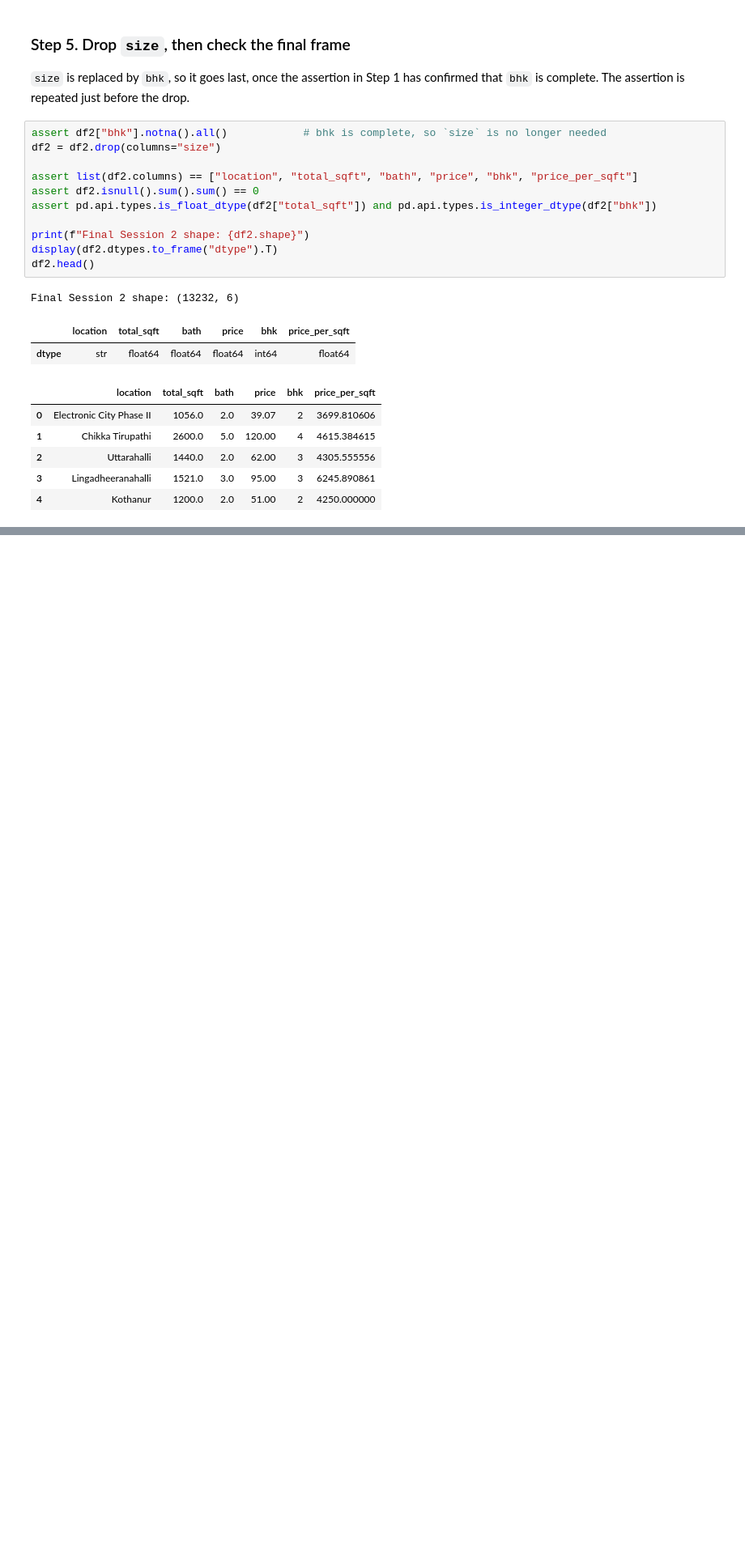
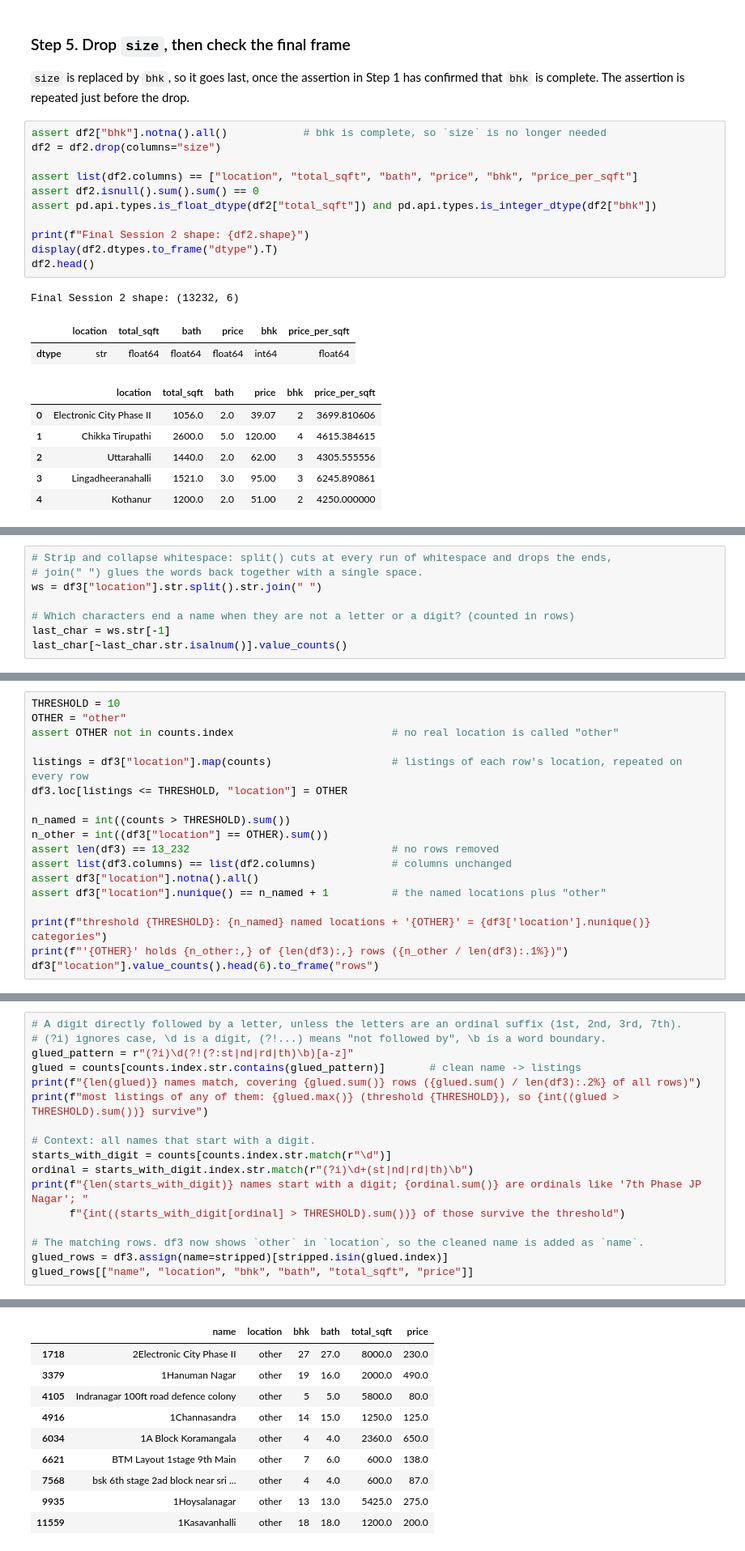
Before and after one commit to shivam-jund/bengaluru-house-price-prediction, a Jupyter notebook: model/price_prediction.ipynb, the cells around one changed output, grey strips where cells are left out. Shown at 81% size. Drawn from its saved outputs; the diff is of its cells as text; blank space fills up the shorter version.

Commit message:
Add location cleaning and dimensionality reduction analysis

```diff
--- a/model/price_prediction.ipynb
+++ b/model/price_prediction.ipynb
@@ -666,0 +669,8 @@ Each decision with its row impact, as seen while the notebook ran on this data.
+# %%
+# Strip and collapse whitespace: split() cuts at every run of whitespace and drops the ends,
+# join(" ") glues the words back together with a single space.
+ws = df3["location"].str.split().str.join(" ")
+
+# Which characters end a name when they are not a letter or a digit? (counted in rows)
+last_char = ws.str[-1]
+last_char[~last_char.str.isalnum()].value_counts()
@@ -666,0 +768,18 @@ Each decision with its row impact, as seen while the notebook ran on this data.
+# %%
+THRESHOLD = 10
+OTHER = "other"
+assert OTHER not in counts.index                         # no real location is called "other"
+
+listings = df3["location"].map(counts)                   # listings of each row's location, repeated on every row
+df3.loc[listings <= THRESHOLD, "location"] = OTHER
+
+n_named = int((counts > THRESHOLD).sum())
+n_other = int((df3["location"] == OTHER).sum())
+assert len(df3) == 13_232                                # no rows removed
+assert list(df3.columns) == list(df2.columns)            # columns unchanged
+assert df3["location"].notna().all()
+assert df3["location"].nunique() == n_named + 1          # the named locations plus "other"
+
+print(f"threshold {THRESHOLD}: {n_named} named locations + '{OTHER}' = {df3['location'].nunique()} categories")
+print(f"'{OTHER}' holds {n_other:,} of {len(df3):,} rows ({n_other / len(df3):.1%})")
+df3["location"].value_counts().head(6).to_frame("rows")
@@ -666,0 +816,18 @@ Each decision with its row impact, as seen while the notebook ran on this data.
+# %%
+# A digit directly followed by a letter, unless the letters are an ordinal suffix (1st, 2nd, 3rd, 7th).
+# (?i) ignores case, \d is a digit, (?!...) means "not followed by", \b is a word boundary.
+glued_pattern = r"(?i)\d(?!(?:st|nd|rd|th)\b)[a-z]"
+glued = counts[counts.index.str.contains(glued_pattern)]       # clean name -> listings
+print(f"{len(glued)} names match, covering {glued.sum()} rows ({glued.sum() / len(df3):.2%} of all rows)")
+print(f"most listings of any of them: {glued.max()} (threshold {THRESHOLD}), so {int((glued > THRESHOLD).sum())} survive")
+
+# Context: all names that start with a digit.
+starts_with_digit = counts[counts.index.str.match(r"\d")]
+ordinal = starts_with_digit.index.str.match(r"(?i)\d+(st|nd|rd|th)\b")
+print(f"{len(starts_with_digit)} names start with a digit; {ordinal.sum()} are ordinals like '7th Phase JP Nagar'; "
+      f"{int((starts_with_digit[ordinal] > THRESHOLD).sum())} of those survive the threshold")
+
+# The matching rows. df3 now shows `other` in `location`, so the cleaned name is added as `name`.
+glued_rows = df3.assign(name=stripped)[stripped.isin(glued.index)]
+glued_rows[["name", "location", "bhk", "bath", "total_sqft", "price"]]
+# %% [output]
@@ -666,0 +837,10 @@ Each decision with its row impact, as seen while the notebook ran on this data.
+|  | name | location | bhk | bath | total_sqft | price |
+| 1718 | 2Electronic City Phase II | other | 27 | 27.0 | 8000.0 | 230.0 |
+| 3379 | 1Hanuman Nagar | other | 19 | 16.0 | 2000.0 | 490.0 |
+| 4105 | Indranagar 100ft road defence colony | other | 5 | 5.0 | 5800.0 | 80.0 |
+| 4916 | 1Channasandra | other | 14 | 15.0 | 1250.0 | 125.0 |
+| 6034 | 1A Block Koramangala | other | 4 | 4.0 | 2360.0 | 650.0 |
+| 6621 | BTM Layout 1stage 9th Main | other | 7 | 6.0 | 600.0 | 138.0 |
+| 7568 | bsk 6th stage 2ad block near sri ... | other | 4 | 4.0 | 600.0 | 87.0 |
+| 9935 | 1Hoysalanagar | other | 13 | 13.0 | 5425.0 | 275.0 |
+| 11559 | 1Kasavanhalli | other | 18 | 18.0 | 1200.0 | 200.0 |
```
Also changed, not shown: parts of 20 cells of this notebook.
